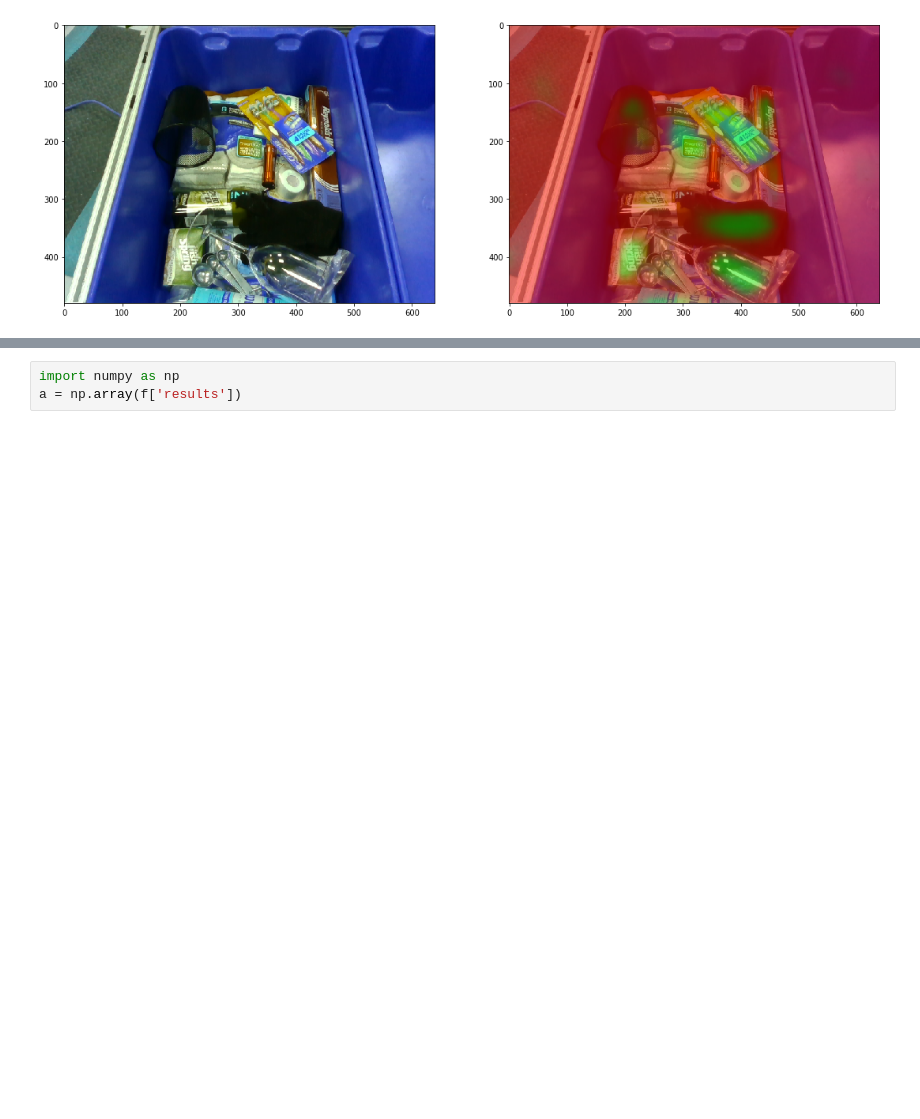
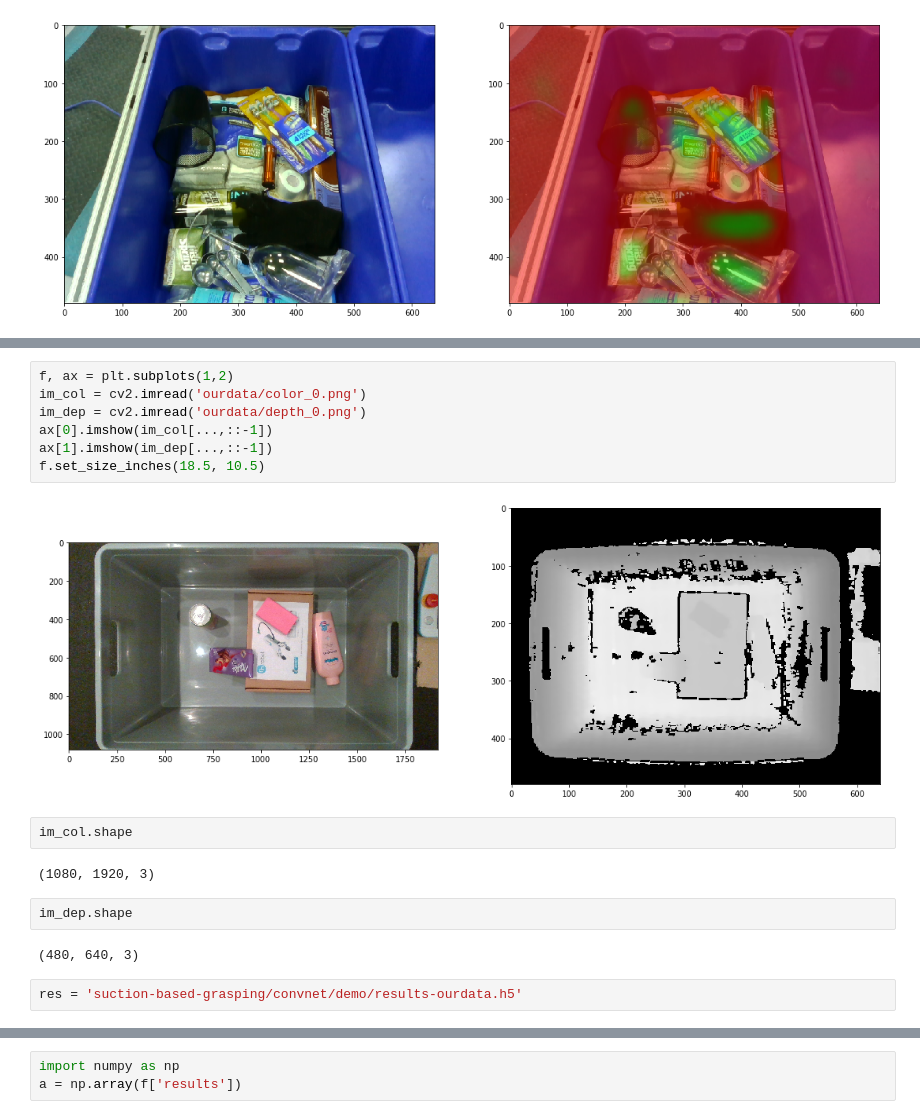
Before and after one commit to andyzeng/arc-robot-vision, a Jupyter notebook: analyse_results.ipynb, the cells around one changed output, grey strips where cells are left out. Saved outputs shown, nothing was run; the diff lists cells and outputs as text; blank space fills up the shorter version.

```diff
--- a/analyse_results.ipynb
+++ b/analyse_results.ipynb
@@ -68 +113,20 @@ f.set_size_inches(18.5, 10.5)
+# %%
+f, ax = plt.subplots(1,2)
+im_col = cv2.imread('ourdata/color_0.png')
+im_dep = cv2.imread('ourdata/depth_0.png')
+ax[0].imshow(im_col[...,::-1])
+ax[1].imshow(im_dep[...,::-1])
+f.set_size_inches(18.5, 10.5)
+# %% [output]
+[figure, added]
+# %%
+im_col.shape
+# %% [output]
+(1080, 1920, 3)
+# %%
+im_dep.shape
+# %% [output]
+(480, 640, 3)
+# %%
+res = 'suction-based-grasping/convnet/demo/results-ourdata.h5'
 # %%
```
Also changed, not shown: parts of 27 cells of this notebook, 4 other files.
